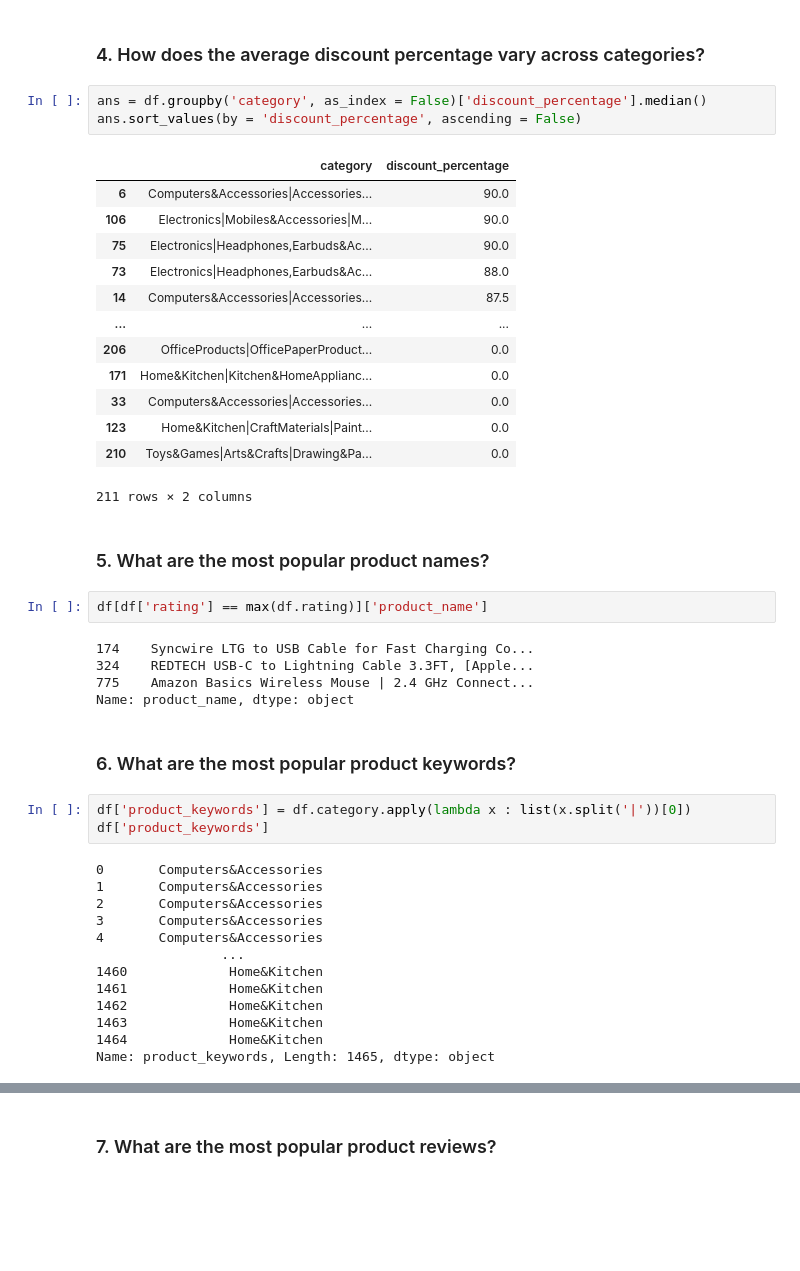
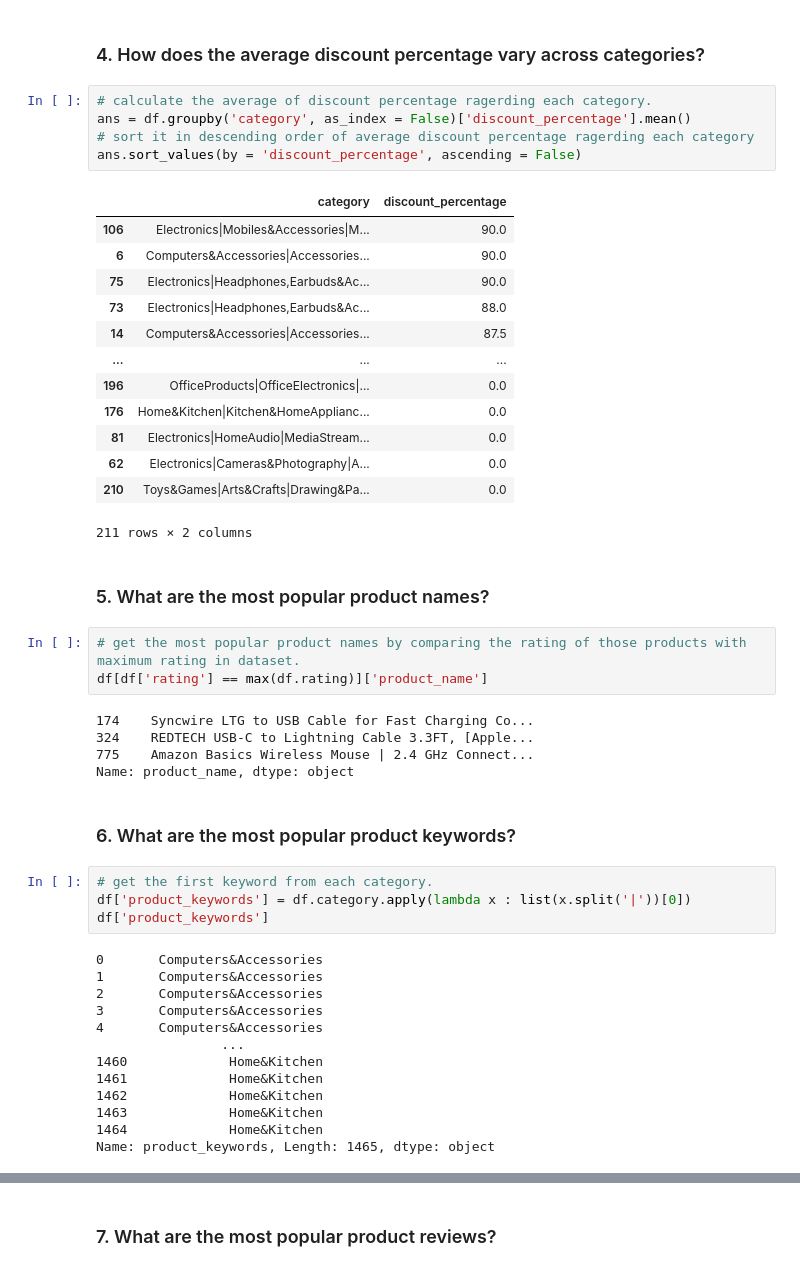
Before and after one commit to pragya-sharma11/Journey_to_Machine_Learning, a Jupyter notebook: Exploratory_Data_Analysis/23rd_march24_EDA_Assignment2/AMAZON_EDA.ipynb, the cells around one changed output, grey strips where cells are left out. Drawn from its saved outputs; the diff is of its cells as text; blank space fills up the shorter version.

Commit message:
add explaination to each answer for amazon data EDA.

```diff
--- a/Exploratory_Data_Analysis/23rd_march24_EDA_Assignment2/AMAZON_EDA.ipynb
+++ b/Exploratory_Data_Analysis/23rd_march24_EDA_Assignment2/AMAZON_EDA.ipynb
@@ -252,34 +274,38 @@ Text(0, 0.5, 'Frequency')
 # %% [markdown]
 ### 4. How does the average discount percentage vary across categories?
 # %%
-ans = df.groupby('category', as_index = False)['discount_percentage'].median()
+# calculate the average of discount percentage ragerding each category.
+ans = df.groupby('category', as_index = False)['discount_percentage'].mean()
+# sort it in descending order of average discount percentage ragerding each category
 ans.sort_values(by = 'discount_percentage', ascending = False)
 # %% [output]
 |  | category | discount_percentage |
+| 106 | Electronics|Mobiles&Accessories|M... | 90.0 |
 | 6 | Computers&Accessories|Accessories... | 90.0 |
-| 106 | Electronics|Mobiles&Accessories|M... | 90.0 |
 | 75 | Electronics|Headphones,Earbuds&Ac... | 90.0 |
 | 73 | Electronics|Headphones,Earbuds&Ac... | 88.0 |
 | 14 | Computers&Accessories|Accessories... | 87.5 |
 | ... | ... | ... |
-| 206 | OfficeProducts|OfficePaperProduct... | 0.0 |
-| 171 | Home&Kitchen|Kitchen&HomeApplianc... | 0.0 |
-| 33 | Computers&Accessories|Accessories... | 0.0 |
-| 123 | Home&Kitchen|CraftMaterials|Paint... | 0.0 |
+| 196 | OfficeProducts|OfficeElectronics|... | 0.0 |
+| 176 | Home&Kitchen|Kitchen&HomeApplianc... | 0.0 |
+| 81 | Electronics|HomeAudio|MediaStream... | 0.0 |
+| 62 | Electronics|Cameras&Photography|A... | 0.0 |
 | 210 | Toys&Games|Arts&Crafts|Drawing&Pa... | 0.0 |
 211 rows × 2 columns
 # %% [markdown]
 ### 5. What are the most popular product names?
-# %%
-df[df['rating'] == max(df.rating)]['product_name']
-# %% [output]
-174    Syncwire LTG to USB Cable for Fast Charging Co...
-324    REDTECH USB-C to Lightning Cable 3.3FT, [Apple...
-775    Amazon Basics Wireless Mouse | 2.4 GHz Connect...
-Name: product_name, dtype: object
+# %%
+# get the most popular product names by comparing the rating of those products with maximum rating in dataset.
+df[df['rating'] == max(df.rating)]['product_name']
+# %% [output]
+174    Syncwire LTG to USB Cable for Fast Charging Co...
+324    REDTECH USB-C to Lightning Cable 3.3FT, [Apple...
+775    Amazon Basics Wireless Mouse | 2.4 GHz Connect...
+Name: product_name, dtype: object
 # %% [markdown]
 ### 6. What are the most popular product keywords?
 # %%
+# get the first keyword from each category.
 df['product_keywords'] = df.category.apply(lambda x : list(x.split('|'))[0])
 df['product_keywords']
 # %% [output]
```
Also changed, not shown: parts of 27 cells of this notebook, 1 other file.
